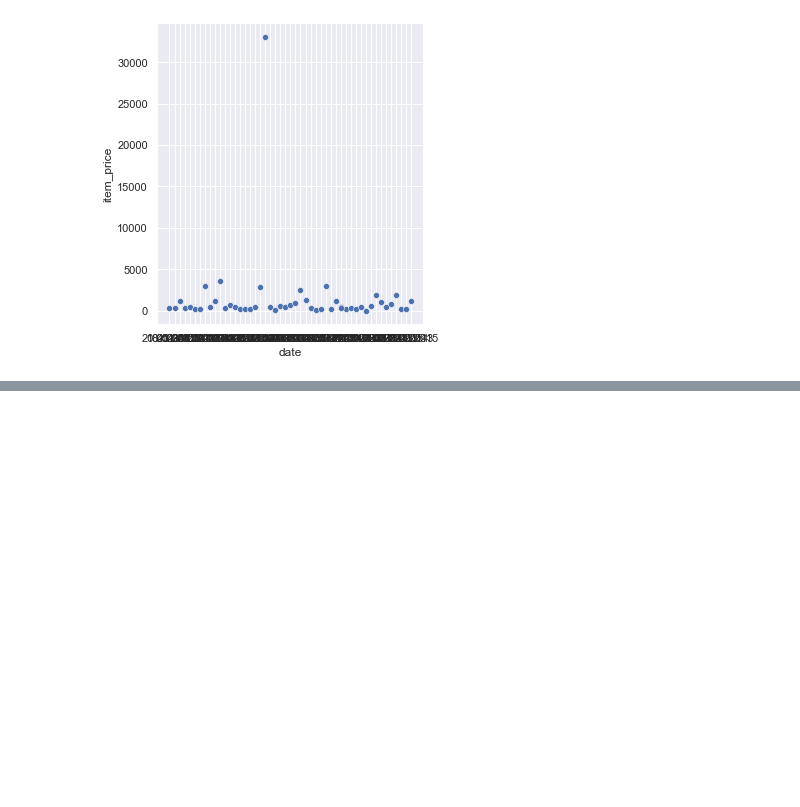
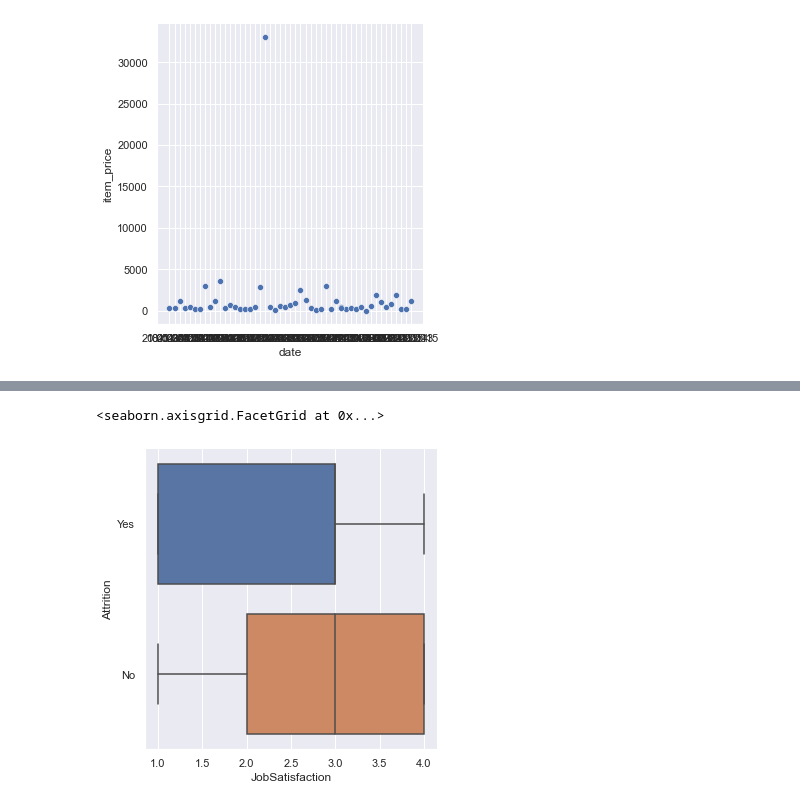
Before and after one commit to Leadersheepy/h3-hitema, a Jupyter notebook: DataVisualisationStatistiquesDescriptives.ipynb, the cells around one changed output, grey strips where cells are left out. Saved outputs shown, nothing was run; the diff lists cells and outputs as text; code cells hidden in the pictures; blank space fills up the shorter version.

```diff
--- a/DataVisualisationStatistiquesDescriptives.ipynb
+++ b/DataVisualisationStatistiquesDescriptives.ipynb
@@ -275,0 +297,5 @@ SyntaxError: positional argument follows keyword argument (1668490341.py, line 1
+# %%
+sns.catplot(x="JobSatisfaction", y="Attrition", data=df2, kind="box")
+# %% [output]
+<seaborn.axisgrid.FacetGrid at 0x...>
+[figure, added]
```
Also changed, not shown: parts of 17 cells of this notebook, 1 other file.
